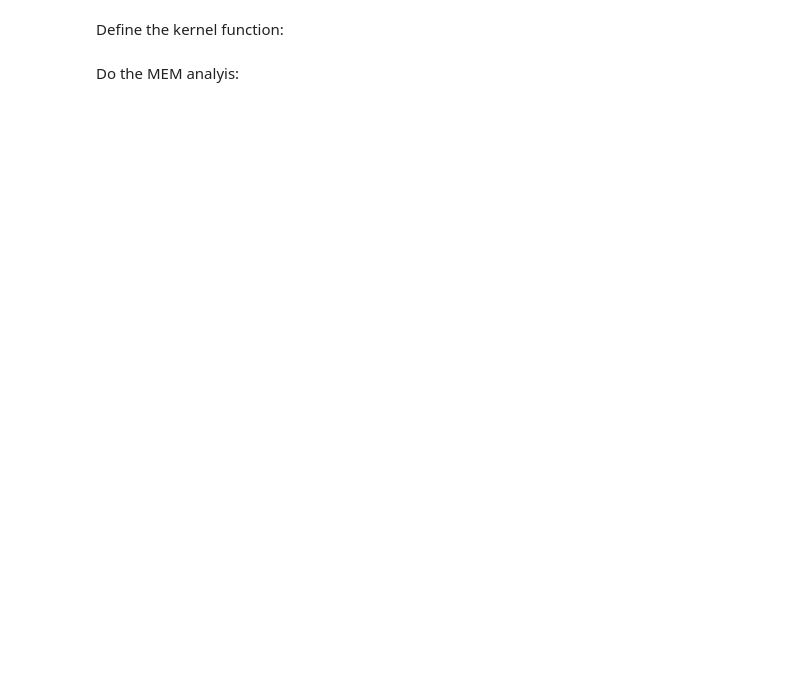
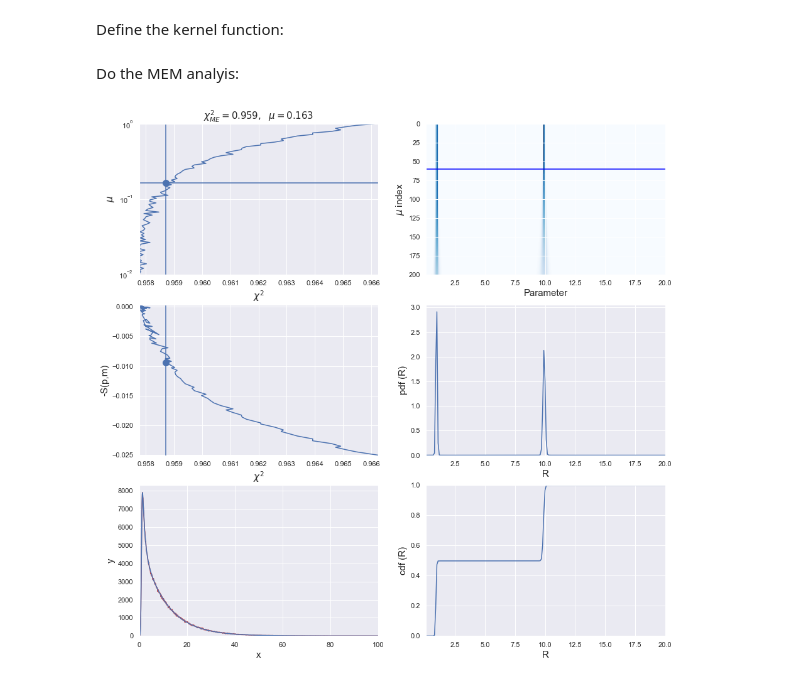
Before and after one commit to AndersBarth/MEMtoolbox, a Jupyter notebook: example_TCSPC.ipynb, the cells around one changed output. Cells and saved outputs as stored; diff of their text form; code cells hidden in the pictures; blank space fills up the shorter version.

```diff
--- a/example_TCSPC.ipynb
+++ b/example_TCSPC.ipynb
@@ -27,2 +35,13 @@ def kernel_function(x,tau):
 # %% [markdown]
 Do the MEM analyis:
+# %%
+param_range = np.linspace(0.1,20,200)
+# precalculations
+F_R, param_range, mParam, c, q, H = kernel_calculation(t, model, lambda x : kernel_function(t,x,IRF), param_range)
+p, muRange, chiRange, SRange = solve_MEM(c,q,H,mParam)
+result = A2pdf(p,mParam,param_range)
+plot_MEM(60,t,model,param_range,mParam,p,F_R,chiRange,muRange,SRange)
+param_range_linspace = param_range.copy()
+result_linspace = result[60,:]
+# %% [output]
+[figure, added]
```
Also changed, not shown: parts of 7 cells of this notebook, 1 other file.
